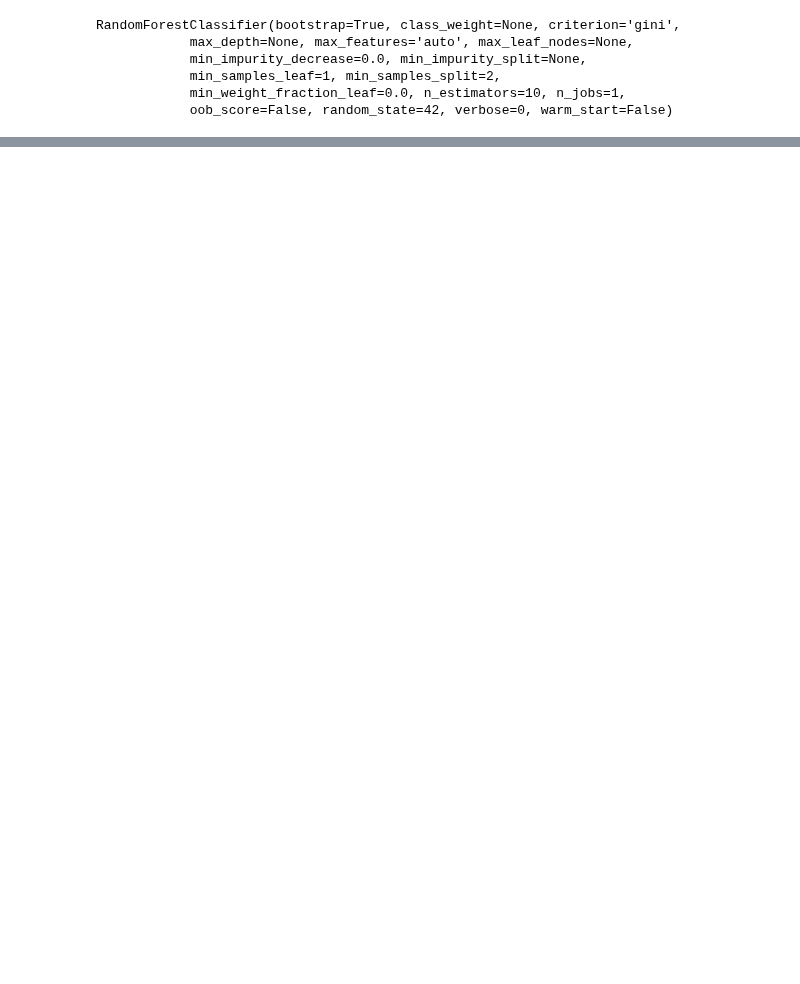
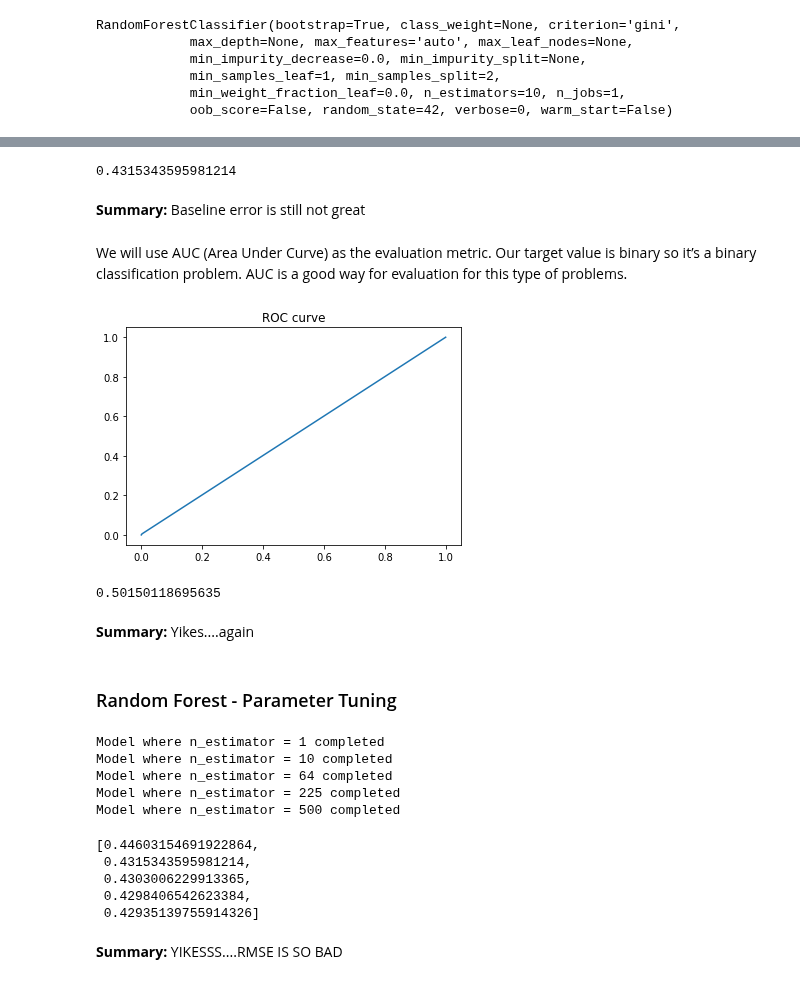
Before and after one commit to kanalyzers/ad_optimization, a Jupyter notebook: notebooks/julia_book.ipynb, the cells around one changed output, grey strips where cells are left out. Saved outputs shown, nothing was run; the diff lists cells and outputs as text; code cells hidden in the pictures; blank space fills up the shorter version.

Commit message:
Random Forest Additions and Loops
4/1

```diff
--- a/notebooks/julia_book.ipynb
+++ b/notebooks/julia_book.ipynb
@@ -720,8 +680,8 @@ Testing Labels Shape: (80882,)
 # %%
-# Instantiate model with 1000 decision trees
+# Instantiate model with 10 decision trees - this will be our baseline model
 rf = RandomForestClassifier(n_estimators = 10, random_state = 42)
 # Train the model on training data
-rf.fit(train_features, train_labels)
+rf.fit(train_features, train_labels.ravel()) #use ravel() - it flattens the array
 # %% [output]
 RandomForestClassifier(bootstrap=True, class_weight=None, criterion='gini',
             max_depth=None, max_features='auto', max_leaf_nodes=None,
@@ -741,0 +695,4 @@ NameError: name 'test_result' is not defined
+# %%
+#reshape predictions to have 1 column to later use to concatenate
+predictions = predictions.reshape(80882,1)
+print(predictions.shape)
@@ -741,0 +725,63 @@ NameError: name 'test_result' is not defined
+# %%
+RMSE = sqrt(mean_squared_error(test_labels, predictions))
+RMSE
+
+# #RMSE: 0.4315343595981214 with n_estimators = 10
+# %% [output]
+0.4315343595981214
+# %% [markdown]
+**Summary:** Baseline error is still not great
+# %% [markdown]
+We will use AUC (Area Under Curve) as the evaluation metric. Our target value is binary so it’s a binary classification problem. AUC is a good way for evaluation for this type of problems.
+# %%
+fpr, tpr, thresholds = metrics.roc_curve(test_labels, predictions)
+roc_auc = metrics.auc(fpr, tpr)
+plt.plot(fpr,tpr)
+plt.title('ROC curve')
+plt.show()
+
+roc_auc
+# %% [output]
+[figure, added]
+0.50150118695635
+# %% [markdown]
+**Summary:** Yikes....again
+# %% [markdown]
+### Random Forest - Parameter Tuning
+# %%
+#try different n_estimators to see if we can find an optimal number of trees
+n_estimators = [1, 10, 64, 225, 500]
+
+rmse_results = []
+auc_results = []
+
+for estimator in n_estimators:
+    rf = RandomForestClassifier(n_estimators=estimator, random_state = 42)
+    rf.fit(train_features, train_labels.ravel())
+    predictions = (rf.predict(test_features)).reshape(80882,1)
+    fpr, tpr, thresholds = metrics.roc_curve(test_labels, predictions)
+
+    #metrics
+    roc_auc = metrics.auc(fpr, tpr)
+    auc_results.append(roc_auc)
+    RMSE = sqrt(mean_squared_error(test_labels, predictions))
+    rmse_results.append(RMSE)
+
+    print(("Model where n_estimator = {} completed").format(estimator))
+# %% [output]
+Model where n_estimator = 1 completed
+Model where n_estimator = 10 completed
+Model where n_estimator = 64 completed
+Model where n_estimator = 225 completed
+Model where n_estimator = 500 completed
+# %%
+rmse_results
+# auc_results
+# %% [output]
+[0.44603154691922864,
+ 0.4315343595981214,
+ 0.4303006229913365,
+ 0.4298406542623384,
+ 0.42935139755914326]
+# %% [markdown]
+**Summary:** YIKESSS....RMSE IS SO BAD
```
Also changed, not shown: parts of 21 cells of this notebook.
